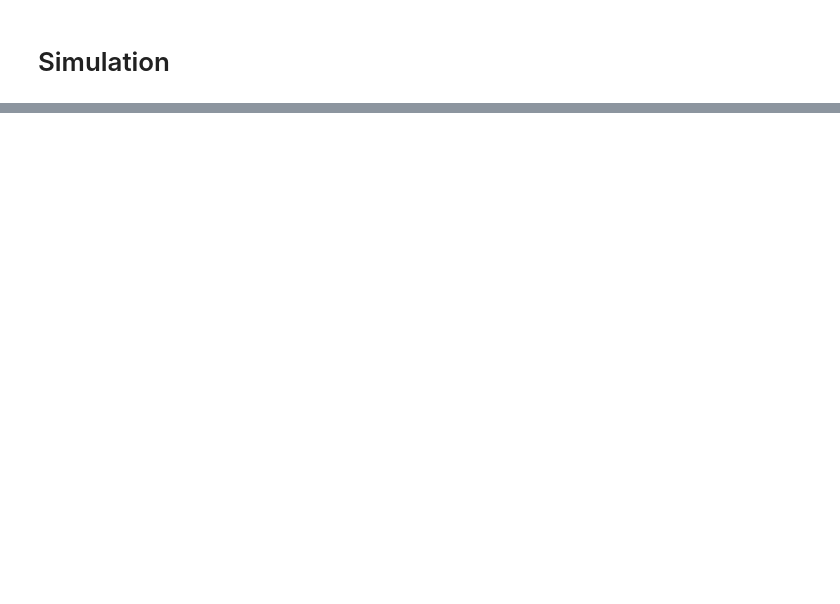
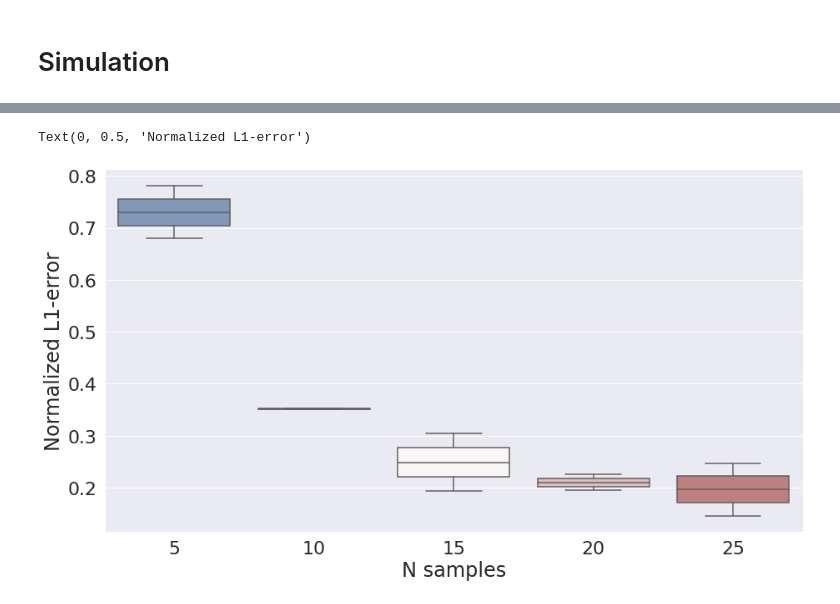
Before and after one commit to broadinstitute/temporal-rna-seq-deconvolution, a Jupyter notebook: notebooks/deconvolve-simulated-periodic-example.ipynb, the cells around one changed output, grey strips where cells are left out. Saved outputs shown, nothing was run; the diff lists cells and outputs as text; code cells hidden in the pictures; blank space fills up the shorter version.

```diff
--- a/notebooks/deconvolve-simulated-periodic-example.ipynb
+++ b/notebooks/deconvolve-simulated-periodic-example.ipynb
@@ -81,15 +119,0 @@ matplotlib.pyplot.show()
-# %%
-simulated_bulk = generate_anndata_from_sim(
-    sim_res,
-    reference_deconvolution=pseudo_time_reg_deconv)
-
-ebov_simulated_dataset = DeconvolutionDataset(
-    sc_anndata = sc_anndata,
-    sc_celltype_col = "Subclustering_reduced",
-    bulk_anndata = simulated_bulk,
-    bulk_time_col = "time",
-    dtype_np = dtype_np,
-    dtype = dtype,
-    device = device,
-    feature_selection_method = 'common'
-)
@@ -133,0 +265,14 @@ ax[1].set_title(r'Last few Dirichlet $ \alpha $ Values')
+# %%
+n_iters = 10_000
+
+n_samples = []
+replicate = []
+errors = []
+
+for n in range(5,30,5):
+    for r in range(1,3):
+        print(f'Processing n={n}, r={r}')
+        l1_error_norm = simulation_trajectory_error_iteration(pseudo_time_reg_deconv, n, n_iters=n_iters)['L1_error_norm']
+        n_samples.append(n)
+        replicate.append(n)
+        errors.append(l1_error_norm.item())
@@ -133,0 +306,10 @@ ax[1].set_title(r'Last few Dirichlet $ \alpha $ Values')
+# %%
+sns.set(rc = {'figure.figsize':(15,8)})
+sns.set(font_scale=2)
+
+p = sns.boxplot(x=n_samples, y=errors, palette='vlag')
+p.set_xlabel('N samples')
+p.set_ylabel('Normalized L1-error')
+# %% [output]
+Text(0, 0.5, 'Normalized L1-error')
+[figure, added]
```
Also changed, not shown: parts of 29 cells of this notebook, 1 other file.
